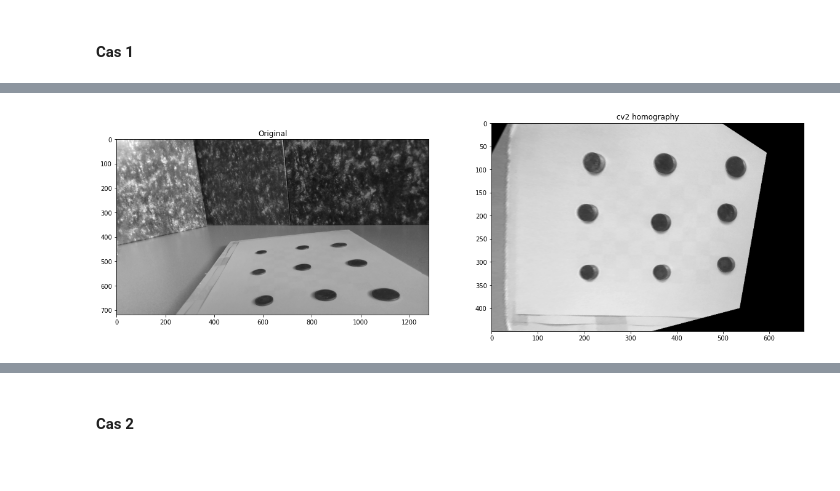
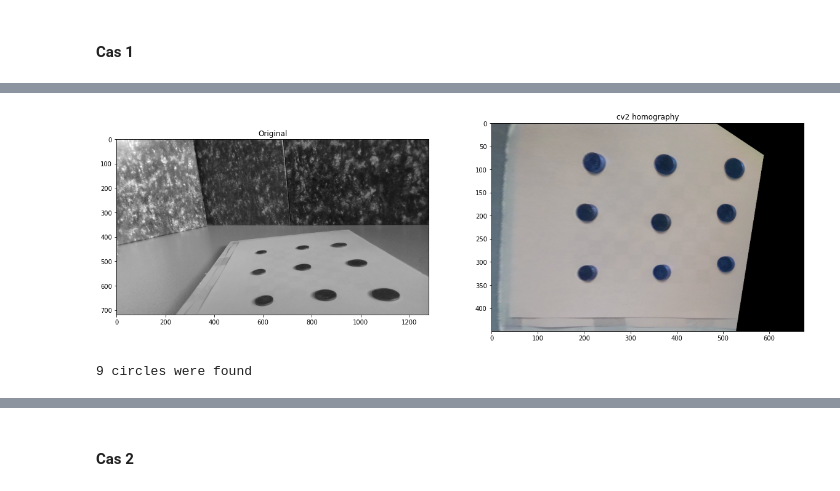
Before and after one commit to Stebf-22/CV---Notebooks, a Jupyter notebook: Practica 03/practica03.ipynb, the cells around one changed output, grey strips where cells are left out. Cells and saved outputs as stored; diff of their text form; code cells hidden in the pictures.

```diff
--- a/Practica 03/practica03.ipynb
+++ b/Practica 03/practica03.ipynb
@@ -66,8 +109,9 @@ def canny_filter(img):
 patro1 = cv2.imread(path_cas1[0])
 patro1_gray = read_gray(path_cas1[0])
 img1 = read_gray(path_cas1[1])
+imgc1 = cv2.imread(path_cas1[1])
 # %%
-corners1, im1 = find_chess_board(patro1_gray[-350:,-900:], (10,7))
+corners1, im1 = find_chess_board(patro1_gray, (10,7))
 plt.figure(figsize = (10,10))
 plt.imshow(im1, cmap = 'gray')
 # %% [output]
@@ -82,5 +132,9 @@ plot_org_top(patro1_gray, top1)
 # %%
-top_coin1 = prespecitve(h1, img1[-350:,-900:])
+top_coin1 = prespecitve(h1, imgc1)
 plot_org_top(img1, top_coin1)
 # %% [output]
-[figure, old version]
+[figure, new version]
+# %%
+i1, c1 = find_coin(top_coin1)
+# %% [output]
+9 circles were found
```
Also changed, not shown: parts of 27 cells of this notebook, 1 other file.
